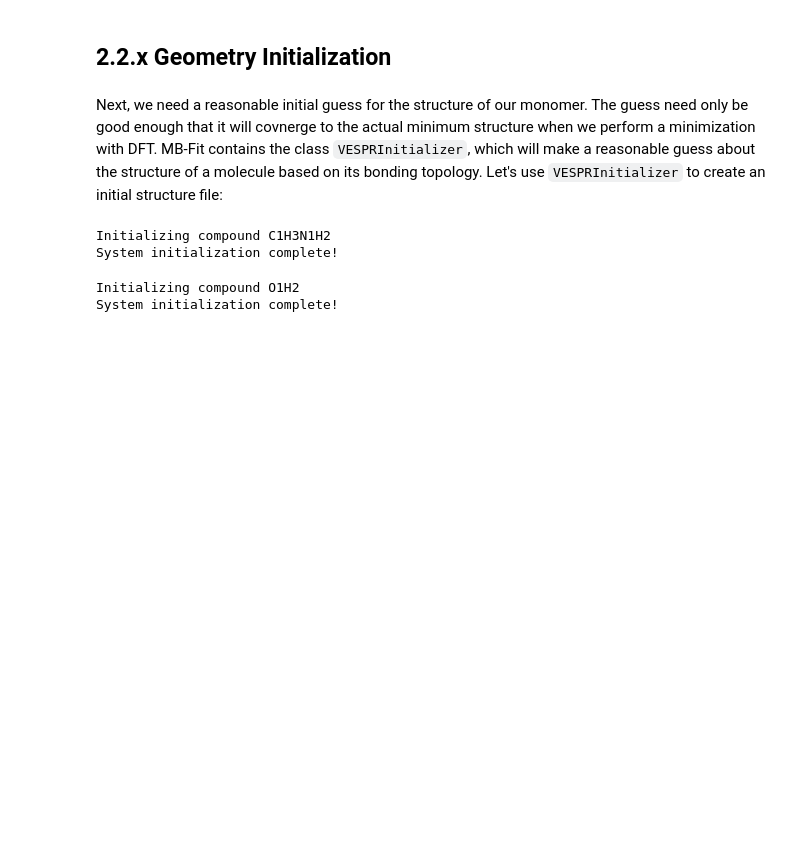
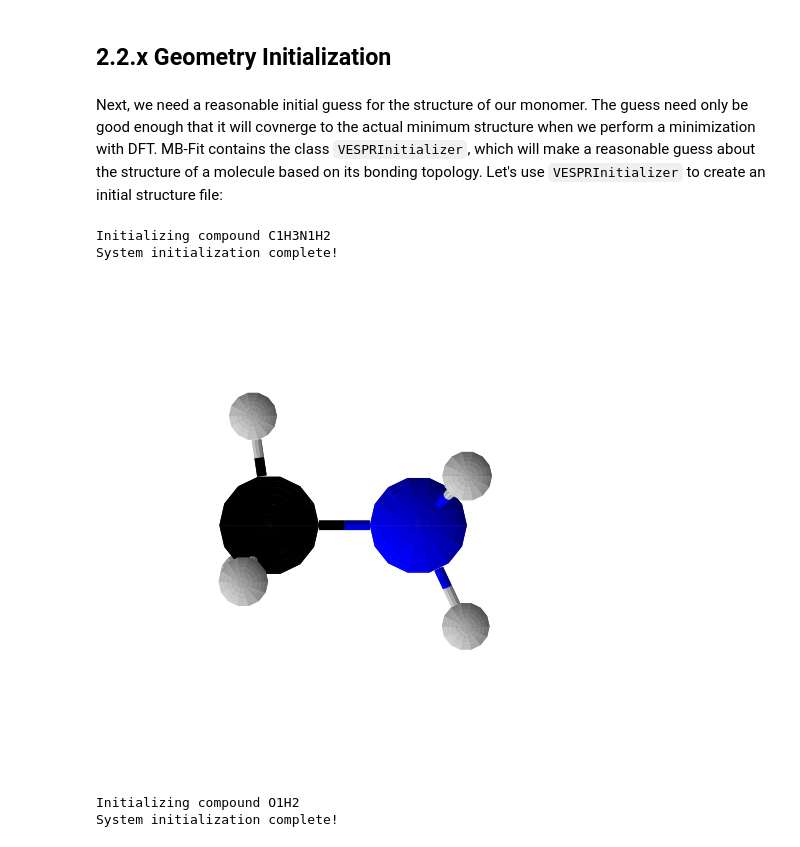
Before and after one commit to PolyachenkoYA/QDMS_2025, a Jupyter notebook: tutorials/2_Many-Body_Model_Build-Along/Tutorial_2_inputs.ipynb, the cells around one changed output. Drawn from its saved outputs; the diff is of its cells as text; code cells hidden in the pictures; blank space fills up the shorter version.

```diff
--- a/tutorials/2_Many-Body_Model_Build-Along/Tutorial_2_inputs.ipynb
+++ b/tutorials/2_Many-Body_Model_Build-Along/Tutorial_2_inputs.ipynb
@@ -195,10 +198,18 @@ Next, we need a reasonable initial guess for the structure of our monomer. The g
 # %%
 definition = xyz_to_compound_definition.reader(monomer_CH3NH2_definition_path)
-system_initializer = VSEPRInitializer()
-initial_structure = system_initializer(definition)
-compound_to_xyz.writer(monomer_CH3NH2_initial_structure_path, initial_structure)
+initial_structure_CH3NH2 = system_initializer(definition)
+compound_to_xyz.writer(monomer_CH3NH2_initial_structure_path, initial_structure_CH3NH2)
 # %% [output]
 Initializing compound C1H3N1H2
 System initialization complete!
+# %%
+fig = render_system(
+        initial_structure_CH3NH2,
+        center=initial_structure_CH3NH2.atoms[0].point,
+        alignment=((initial_structure_CH3NH2.atoms[4].point-initial_structure_CH3NH2.atoms[0].point), (initial_structure_CH3NH2.atoms[3].point-initial_structure_CH3NH2.atoms[0].point))
+)
+fig
+# %% [output]
+[figure, added]
 # %%
 definition = xyz_to_compound_definition.reader(monomer_H2O_definition_path)
```
Also changed, not shown: parts of 20 cells of this notebook.
